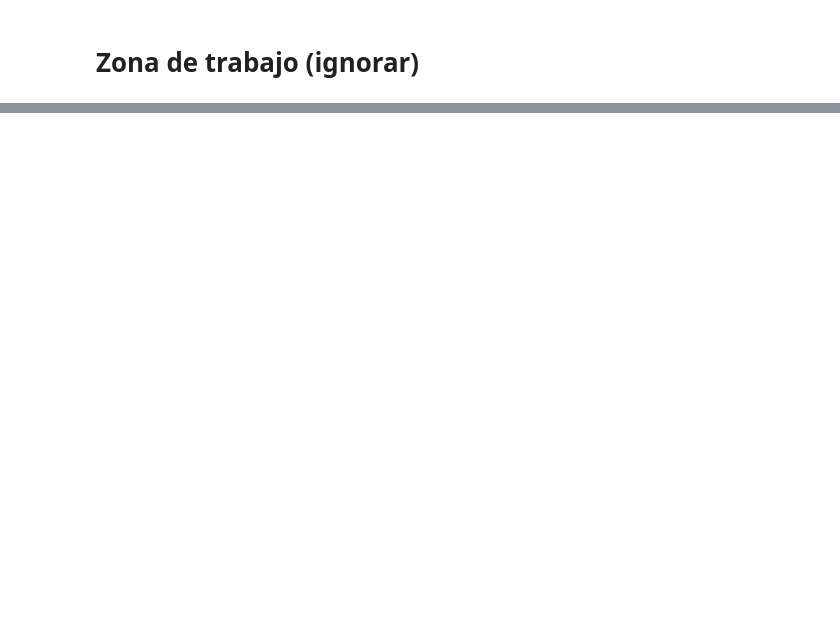
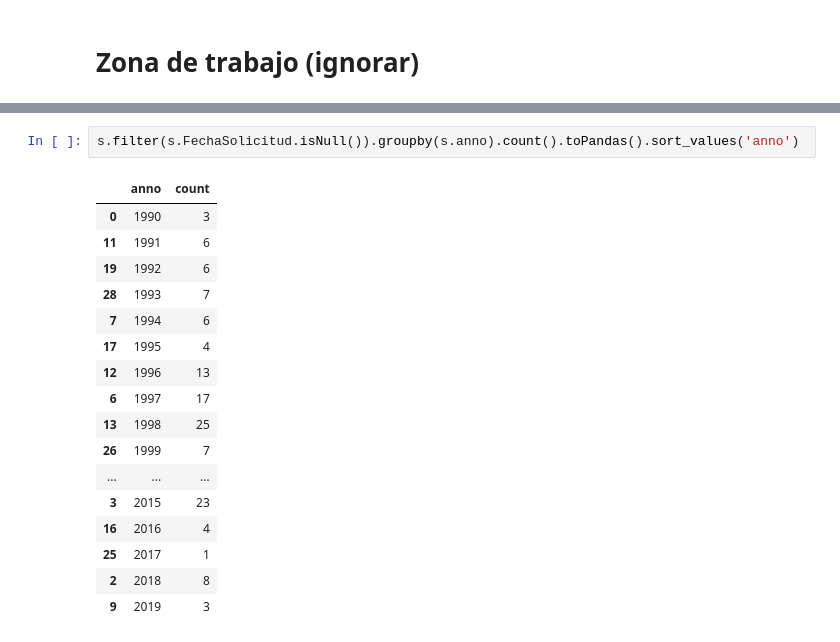
Before and after one commit to kennorsdb/nlppen, a Jupyter notebook: Notebook.ipynb, the cells around one changed output, grey strips where cells are left out. Drawn from its saved outputs; the diff is of its cells as text; blank space fills up the shorter version.

```diff
--- a/Notebook.ipynb
+++ b/Notebook.ipynb
@@ -160,0 +147,20 @@ df2
+# %%
+s.filter(s.FechaSolicitud.isNull()).groupby(s.anno).count().toPandas().sort_values('anno')
+# %% [output]
+|  | anno | count |
+| 0 | 1990 | 3 |
+| 11 | 1991 | 6 |
+| 19 | 1992 | 6 |
+| 28 | 1993 | 7 |
+| 7 | 1994 | 6 |
+| 17 | 1995 | 4 |
+| 12 | 1996 | 13 |
+| 6 | 1997 | 17 |
+| 13 | 1998 | 25 |
+| 26 | 1999 | 7 |
+| ... | ... | ... |
+| 3 | 2015 | 23 |
+| 16 | 2016 | 4 |
+| 25 | 2017 | 1 |
+| 2 | 2018 | 8 |
+| 9 | 2019 | 3 |
```
Also changed, not shown: parts of 13 cells of this notebook.
